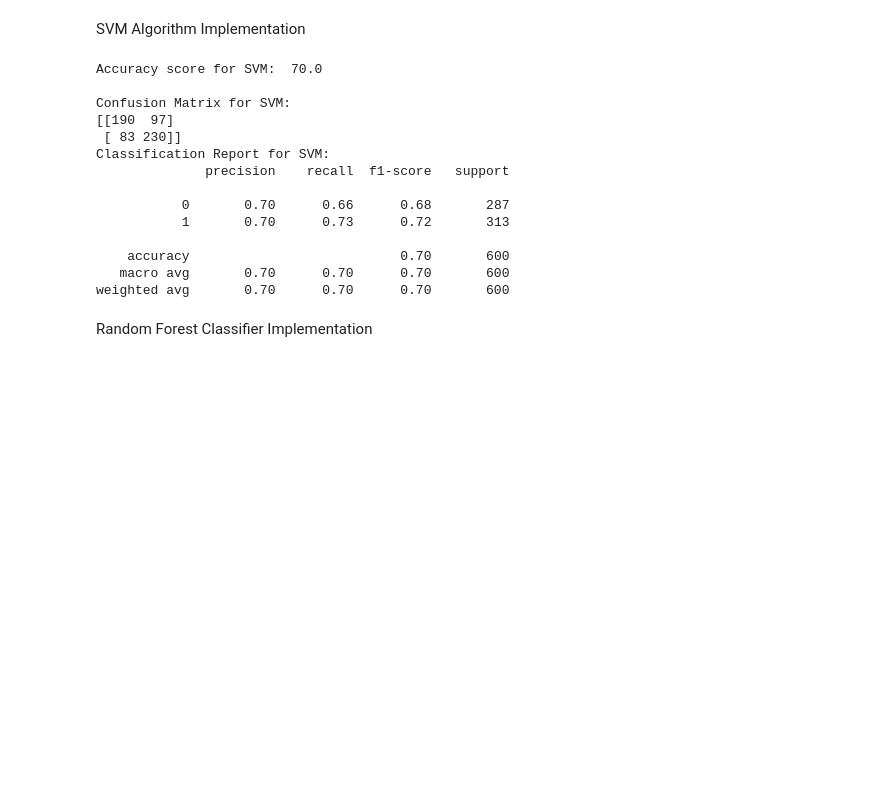
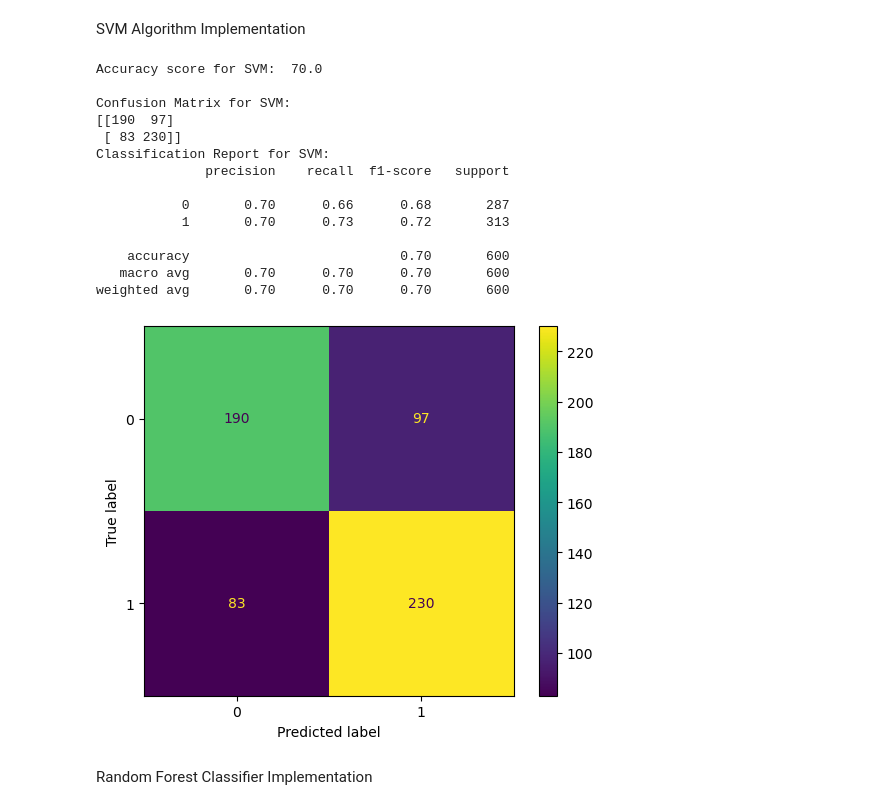
Before and after one commit to parajuliaryan/Lung_Cancer_Classification, a Jupyter notebook: authentication.ipynb, the cells around one changed output. Cells and saved outputs as stored; diff of their text form; code cells hidden in the pictures; blank space fills up the shorter version.

```diff
--- a/authentication.ipynb
+++ b/authentication.ipynb
@@ -222,28 +229,33 @@ SVM Algorithm Implementation
 # %%
 SVM = SVC()
 SVM.fit(X, y)
 predictions = SVM.predict(X_test)
 svm_value = (accuracy_score(y_test, predictions)*100)
 print("Accuracy score for SVM: ", svm_value, "\n")
 print("Confusion Matrix for SVM: ")
-print(confusion_matrix(y_test, predictions))
+cm = confusion_matrix(y_test, predictions)
+print(cm)
+disp = ConfusionMatrixDisplay(confusion_matrix=cm,
+                              display_labels=SVM.classes_)
+disp.plot()
 print("Classification Report for SVM: ")
 print(classification_report(y_test, predictions))
 # %% [output]
 Accuracy score for SVM:  70.0
 
 Confusion Matrix for SVM:
 [[190  97]
  [ 83 230]]
 Classification Report for SVM:
               precision    recall  f1-score   support
 
            0       0.70      0.66      0.68       287
            1       0.70      0.73      0.72       313
 
     accuracy                           0.70       600
    macro avg       0.70      0.70      0.70       600
 weighted avg       0.70      0.70      0.70       600
+[figure, added]
 # %% [markdown]
 Random Forest Classifier Implementation
 # %%
```
Also changed, not shown: parts of 11 cells of this notebook, 1 other file.
